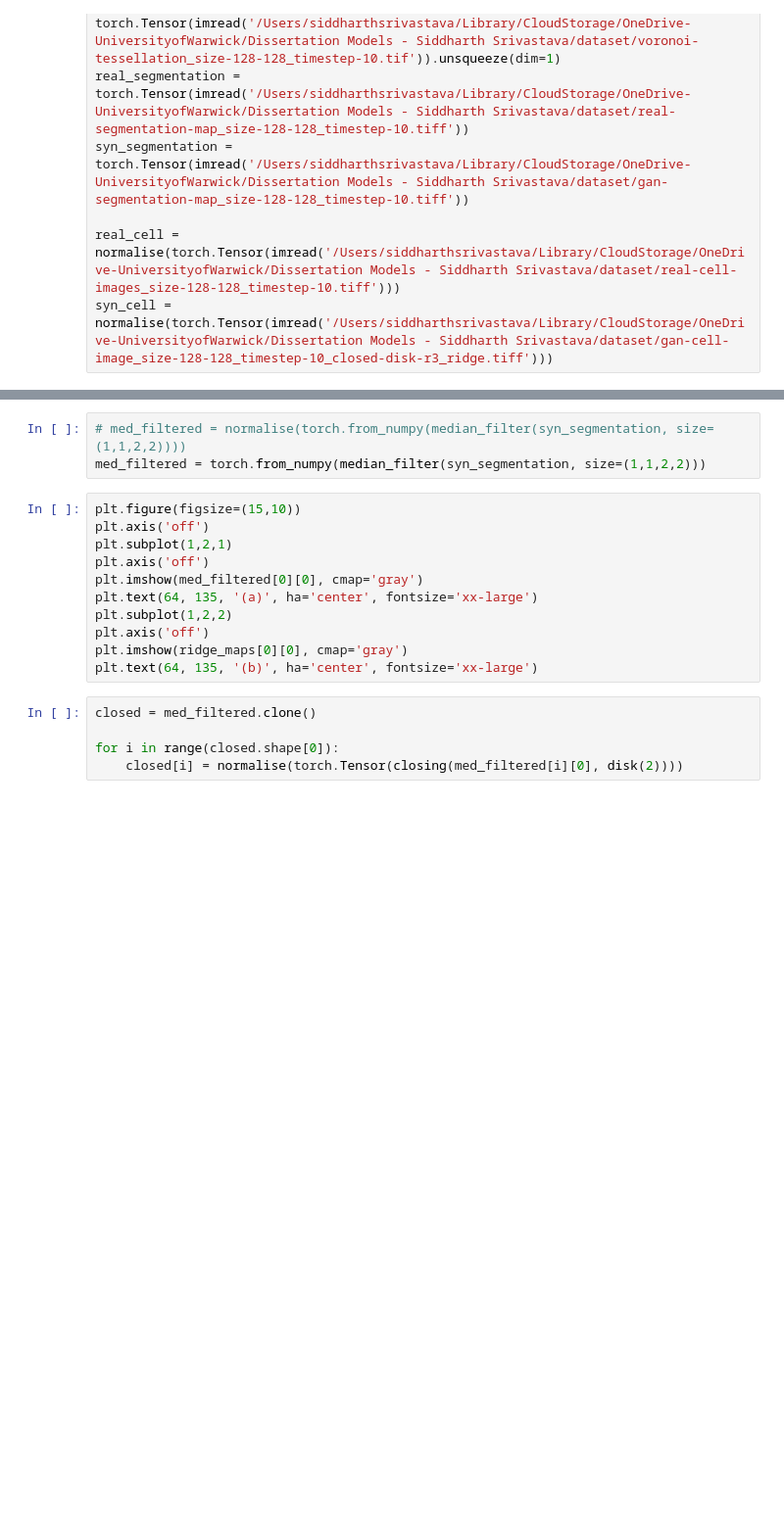
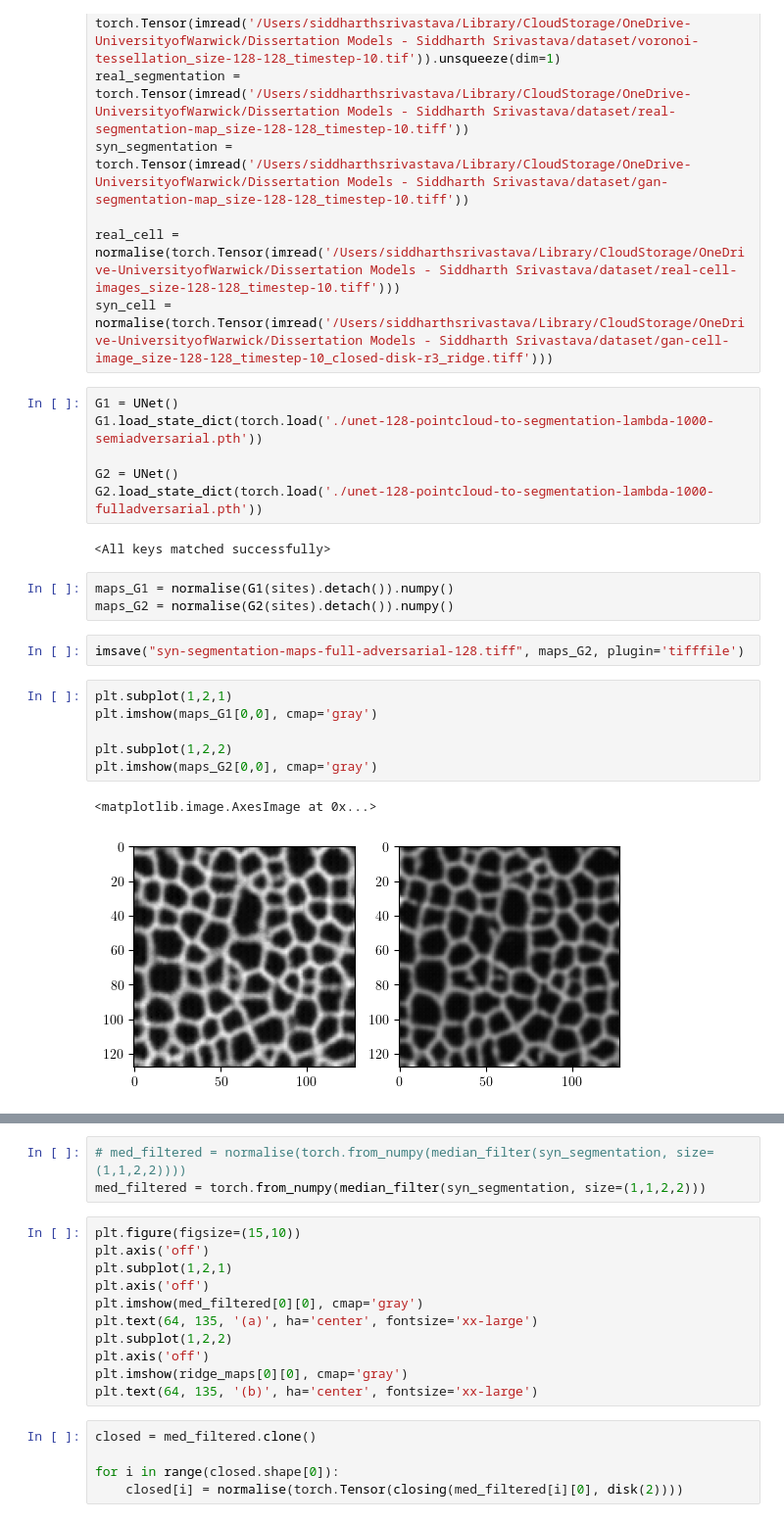
Before and after one commit to siddharthsrivastava0501/isbi-2024-code, a Jupyter notebook: analyse_images.ipynb, the cells around one changed output, grey strips where cells are left out. Shown at 98% size. Saved outputs shown, nothing was run; the diff lists cells and outputs as text; blank space fills up the shorter version.

Commit message:
Tried a hybrid adversarial output, no worthy results

```diff
--- a/analyse_images.ipynb
+++ b/analyse_images.ipynb
@@ -153,3 +157,25 @@ syn_segmentation = torch.Tensor(imread('/Users/siddharthsrivastava/Library/Cloud
 
 real_cell = normalise(torch.Tensor(imread('/Users/siddharthsrivastava/Library/CloudStorage/OneDrive-UniversityofWarwick/Dissertation Models - Siddharth Srivastava/dataset/real-cell-images_size-128-128_timestep-10.tiff')))
 syn_cell = normalise(torch.Tensor(imread('/Users/siddharthsrivastava/Library/CloudStorage/OneDrive-UniversityofWarwick/Dissertation Models - Siddharth Srivastava/dataset/gan-cell-image_size-128-128_timestep-10_closed-disk-r3_ridge.tiff')))
+# %%
+G1 = UNet()
+G1.load_state_dict(torch.load('./unet-128-pointcloud-to-segmentation-lambda-1000-semiadversarial.pth'))
+
+G2 = UNet()
+G2.load_state_dict(torch.load('./unet-128-pointcloud-to-segmentation-lambda-1000-fulladversarial.pth'))
+# %% [output]
+<All keys matched successfully>
+# %%
+maps_G1 = normalise(G1(sites).detach()).numpy()
+maps_G2 = normalise(G2(sites).detach()).numpy()
+# %%
+imsave("syn-segmentation-maps-full-adversarial-128.tiff", maps_G2, plugin='tifffile')
+# %%
+plt.subplot(1,2,1)
+plt.imshow(maps_G1[0,0], cmap='gray')
+
+plt.subplot(1,2,2)
+plt.imshow(maps_G2[0,0], cmap='gray')
+# %% [output]
+<matplotlib.image.AxesImage at 0x...>
+[figure, added]
```
Also changed, not shown: parts of 6 cells of this notebook, 3 other files.
